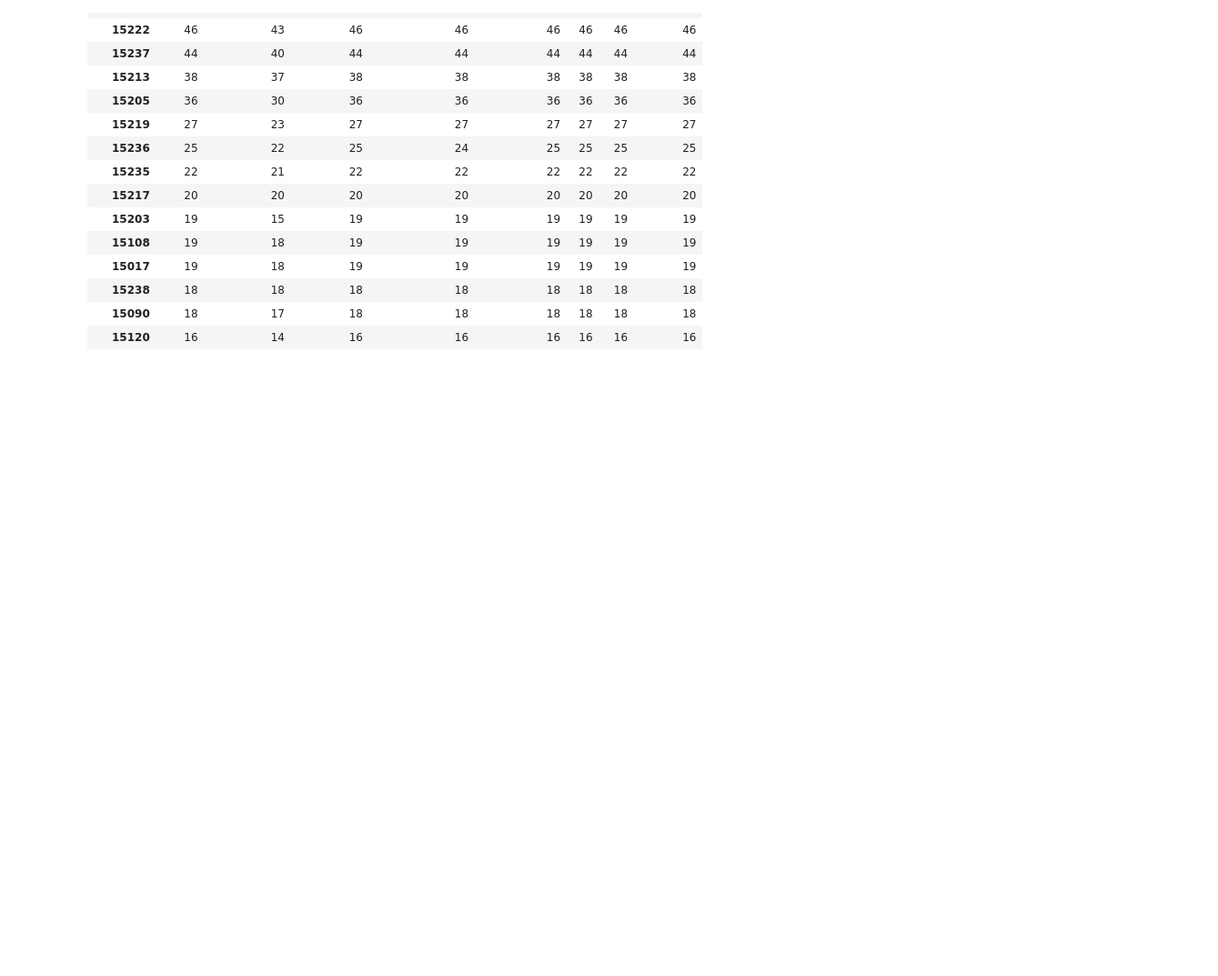
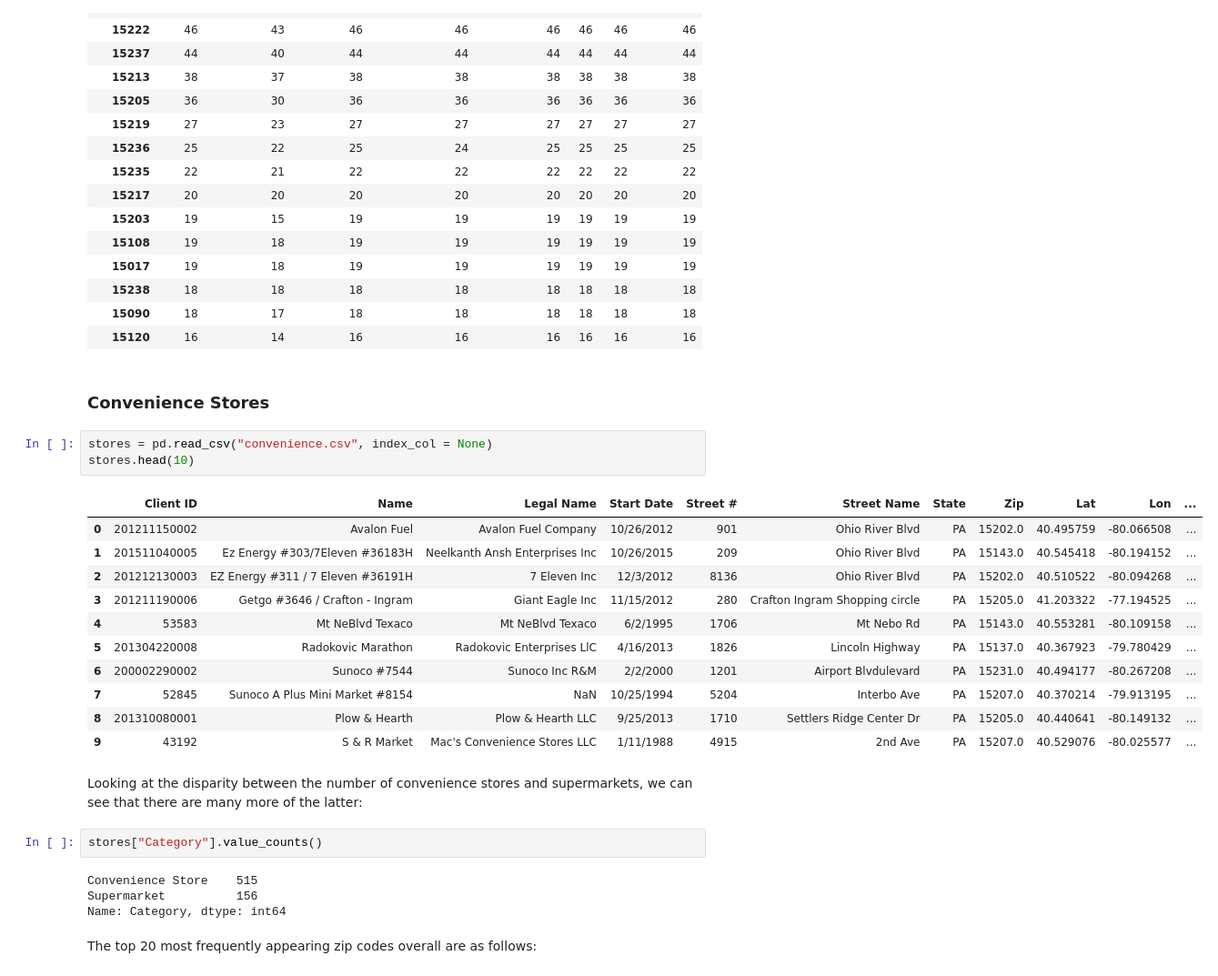
Before and after one commit to jasonkuehnle/Final-Project-Group-49, a Jupyter notebook: final_notebook.ipynb, the cells around one changed output. Shown: that part at 91% size. Drawn from its saved outputs; the diff is of its cells as text; blank space fills up the shorter version.

```diff
--- a/final_notebook.ipynb
+++ b/final_notebook.ipynb
@@ -110,3 +110,30 @@ remove_invalid.head(15)
 | 15238 | 18 | 18 | 18 | 18 | 18 | 18 | 18 | 18 |
 | 15090 | 18 | 17 | 18 | 18 | 18 | 18 | 18 | 18 |
 | 15120 | 16 | 14 | 16 | 16 | 16 | 16 | 16 | 16 |
+# %% [markdown]
+### Convenience Stores
+# %%
+stores = pd.read_csv("convenience.csv", index_col = None)
+stores.head(10)
+# %% [output]
+|  | Client ID | Name | Legal Name | Start Date | Street # | Street Name | State | Zip | Lat | Lon | ... |
+| 0 | 201211150002 | Avalon Fuel | Avalon Fuel Company | 10/26/2012 | 901 | Ohio River Blvd | PA | 15202.0 | 40.495759 | -80.066508 | ... |
+| 1 | 201511040005 | Ez Energy #303/7Eleven #36183H | Neelkanth Ansh Enterprises Inc | 10/26/2015 | 209 | Ohio River Blvd | PA | 15143.0 | 40.545418 | -80.194152 | ... |
+| 2 | 201212130003 | EZ Energy #311 / 7 Eleven #36191H | 7 Eleven Inc | 12/3/2012 | 8136 | Ohio River Blvd | PA | 15202.0 | 40.510522 | -80.094268 | ... |
+| 3 | 201211190006 | Getgo #3646 / Crafton - Ingram | Giant Eagle Inc | 11/15/2012 | 280 | Crafton Ingram Shopping circle | PA | 15205.0 | 41.203322 | -77.194525 | ... |
+| 4 | 53583 | Mt NeBlvd Texaco | Mt NeBlvd Texaco | 6/2/1995 | 1706 | Mt Nebo Rd | PA | 15143.0 | 40.553281 | -80.109158 | ... |
+| 5 | 201304220008 | Radokovic Marathon | Radokovic Enterprises LlC | 4/16/2013 | 1826 | Lincoln Highway | PA | 15137.0 | 40.367923 | -79.780429 | ... |
+| 6 | 200002290002 | Sunoco #7544 | Sunoco Inc R&M | 2/2/2000 | 1201 | Airport Blvdulevard | PA | 15231.0 | 40.494177 | -80.267208 | ... |
+| 7 | 52845 | Sunoco A Plus Mini Market #8154 | NaN | 10/25/1994 | 5204 | Interbo Ave | PA | 15207.0 | 40.370214 | -79.913195 | ... |
+| 8 | 201310080001 | Plow & Hearth | Plow & Hearth LLC | 9/25/2013 | 1710 | Settlers Ridge Center Dr | PA | 15205.0 | 40.440641 | -80.149132 | ... |
+| 9 | 43192 | S & R Market | Mac's Convenience Stores LLC | 1/11/1988 | 4915 | 2nd Ave | PA | 15207.0 | 40.529076 | -80.025577 | ... |
+# %% [markdown]
+Looking at the disparity between the number of convenience stores and supermarkets, we can see that there are many more of the latter:
+# %%
+stores["Category"].value_counts()
+# %% [output]
+Convenience Store    515
+Supermarket          156
+Name: Category, dtype: int64
+# %% [markdown]
+The top 20 most frequently appearing zip codes overall are as follows:
```
Also changed, not shown: parts of 17 cells of this notebook.
